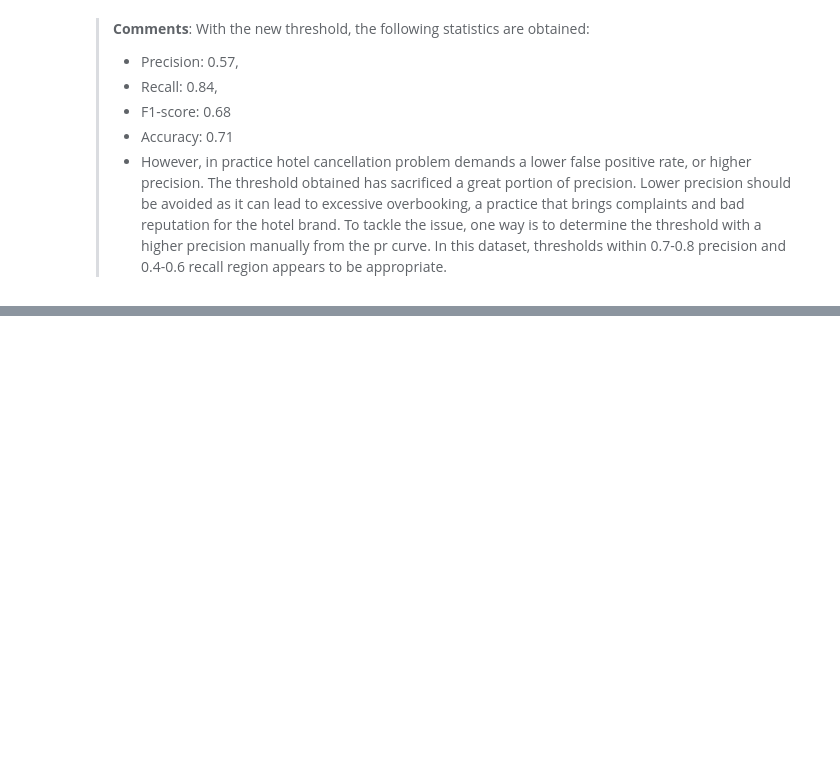
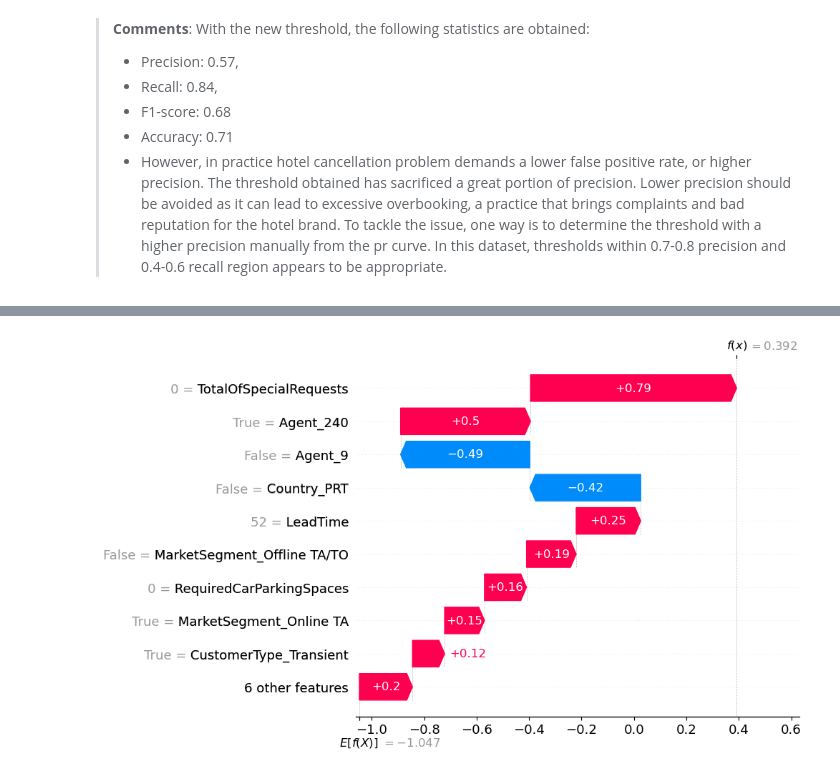
Before and after one commit to Cyrena-um/XGboost-demo-for-hotel-booking-cancellation, a Jupyter notebook: xgboost_demo.ipynb, the cells around one changed output, grey strips where cells are left out. Saved outputs shown, nothing was run; the diff lists cells and outputs as text; code cells hidden in the pictures; blank space fills up the shorter version.

```diff
--- a/xgboost_demo.ipynb
+++ b/xgboost_demo.ipynb
@@ -734,0 +1183,5 @@ plt.show()
+# %%
+## visualize the prediction's explanation (classify as 'cancel' if greater than -0.41)
+shap.plots.waterfall(shap_values[second_true_index])
+# %% [output]
+[figure, added]
```
Also changed, not shown: parts of 49 cells of this notebook.
